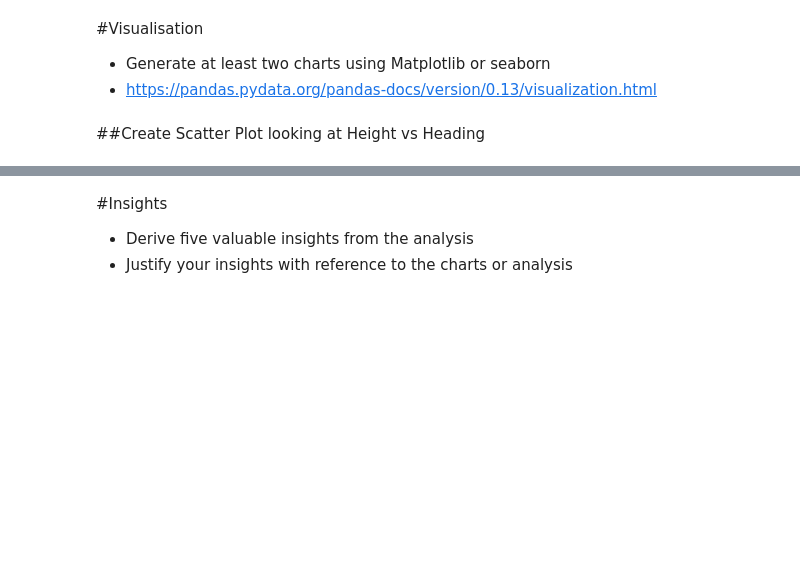
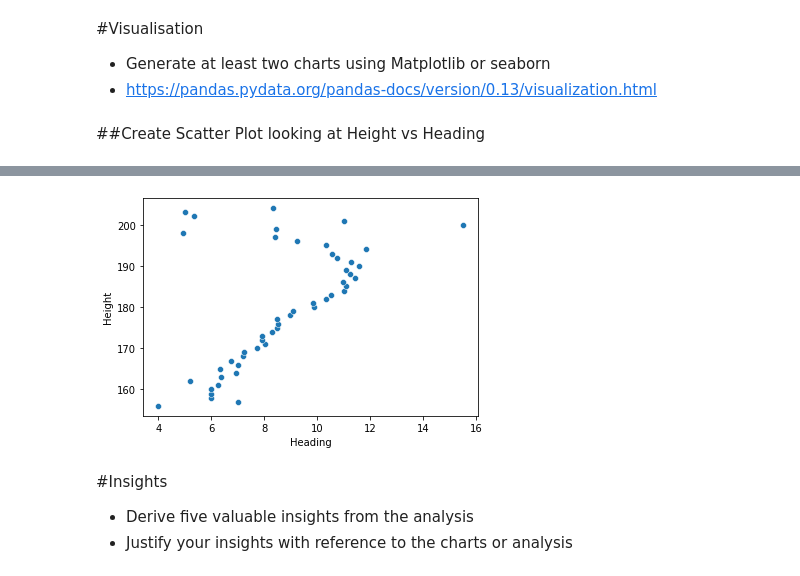
Before and after one commit to RobertCurley/UCDPA_RobertCurley, a Jupyter notebook: UCDPA_RobertCurley.ipynb, the cells around one changed output, grey strips where cells are left out. Drawn from its saved outputs; the diff is of its cells as text; code cells hidden in the pictures; blank space fills up the shorter version.

```diff
--- a/UCDPA_RobertCurley.ipynb
+++ b/UCDPA_RobertCurley.ipynb
@@ -488,0 +477,25 @@ The percentage of players in football manager 2023 that earn greater than or equ
+# %%
+#Create loop to return a new column based on the Position
+
+def f(x):
+
+  if x.startswith('S') :
+    return 'Forward'
+  elif x.startswith('M') :
+    return 'Midfielder'
+  elif x.startswith('A') :
+    return 'Midfielder'
+  elif x.startswith('DM') :
+    return 'Midfielder'
+  elif x.startswith('D') :
+    return 'Defender'
+  elif x.startswith('WB') :
+    return 'Defender'
+  elif x.startswith('GK') :
+    return 'Goalkeeper'
+
+Summary_fm_2023_df['Pos_2'] = Summary_fm_2023_df.Position.str[:2].apply(f)
+
+#Check if any Nulls present after formula
+print(Summary_fm_2023_df['Pos_2'].isnull().sum())
+print(Summary_fm_2023_df['Pos_2'])
@@ -521,0 +524,5 @@ Name: Heading, Length: 8345, dtype: int64
+# %%
+#Create Group_by looking at mean rating for Heading based on Height
+
+Height_df = Summary_fm_2023_df(Summary_fm_2023_df.groupby(by="Height").mean()
+Height_df.sort_values(by="Height", ascending=True).loc[:,'Heading']
@@ -522,3 +550,12 @@ Name: Heading, Length: 8345, dtype: int64
+# %%
+#Import seaborn
+import seaborn as sns
+
+#Plot Height vs Heading
+sns.scatterplot(x='Heading', y='Height', data=Height_df)
+plt.show()
+# %% [output]
+[figure, added]
 # %% [markdown]
 #Insights
 
```
Also changed, not shown: parts of 14 cells of this notebook.
